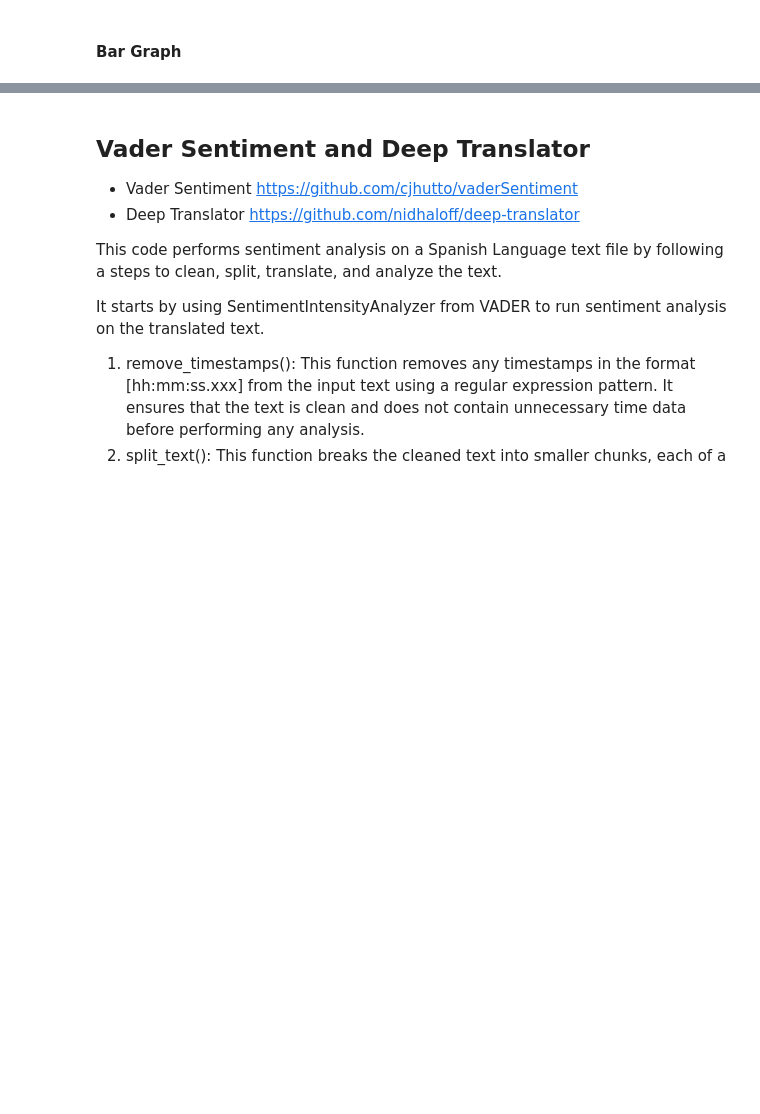
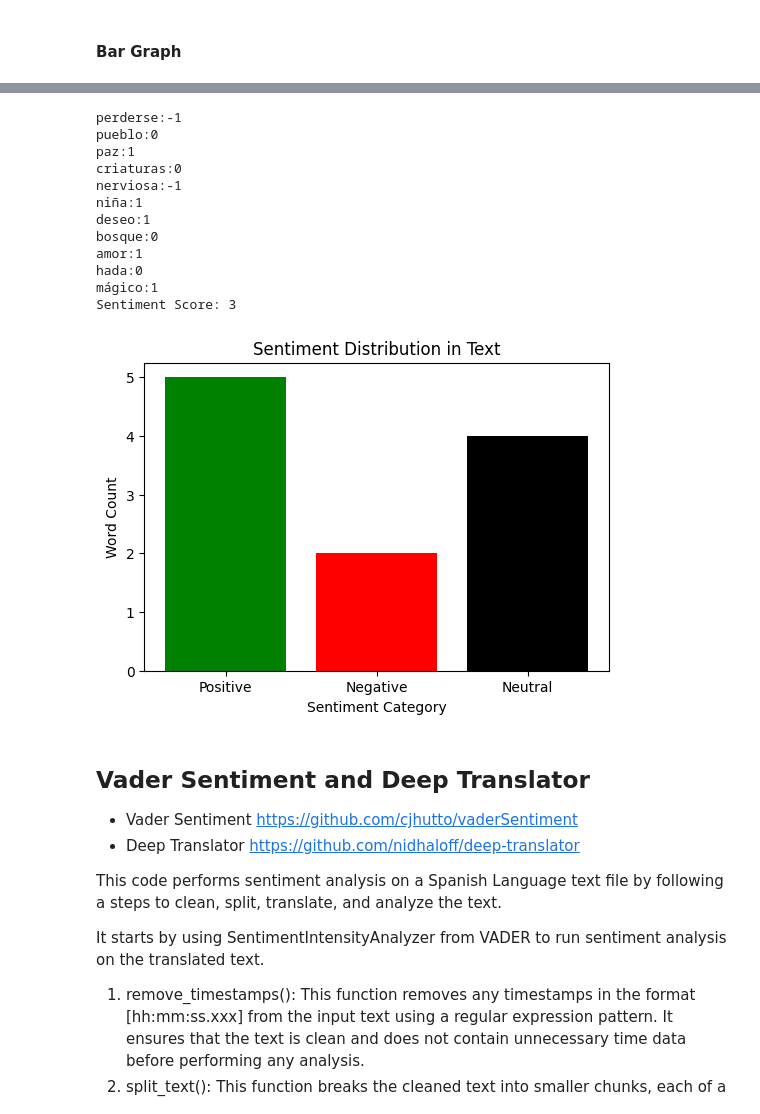
Before and after one commit to dianita956/sentiment_analysis_wrkshp, a Jupyter notebook: sentiment.ipynb, the cells around one changed output, grey strips where cells are left out. Drawn from its saved outputs; the diff is of its cells as text; code cells hidden in the pictures; blank space fills up the shorter version.

```diff
--- a/sentiment.ipynb
+++ b/sentiment.ipynb
@@ -134,7 +113,7 @@ def calculate_sentiment(text):
     return total_score, word_scores
 
 #example text
-with open('SylviaGonzalez_CasaLatina.txt', 'r', encoding='utf-8') as f:
+with open('/SylviaGonzalez_CasaLatina.txt', 'r', encoding='utf-8') as f:
     text = f.read()
 
 #calcuating sentiment score
@@ -165,27 +154,41 @@ plt.show()
 # %%
 #example text
-with open('Sofia.txt', 'r', encoding='utf-8') as f:
+with open('/Sofia.txt', 'r', encoding='utf-8') as f:
     text2 = f.read()
 
 #calcuating sentiment score
 sentiment_score, word_scores = calculate_sentiment(text2)
 print(f"Sentiment Score: {sentiment_score}")
 
  # Counting positive, negative, and neutral words
 positive_count = sum(1 for word, score in lexicon.items() if word in word_scores and score > 0)
 negative_count = sum(1 for word, score in lexicon.items() if word in word_scores and score < 0)
 neutral_count = sum(1 for word, score in lexicon.items() if word in word_scores and score == 0)
 
 # Creating a bar chart
 categories = ['Positive', 'Negative', 'Neutral']
 counts = [positive_count, negative_count, neutral_count]
 
 plt.figure(figsize=(6, 4))
 plt.bar(categories, counts, color=['green', 'red', 'black'])
 plt.xlabel('Sentiment Category')
 plt.ylabel('Word Count')
 plt.title('Sentiment Distribution in Text')
 plt.show()
+# %% [output]
+perderse:-1
+pueblo:0
+paz:1
+criaturas:0
+nerviosa:-1
+niña:1
+deseo:1
+bosque:0
+amor:1
+hada:0
+mágico:1
+Sentiment Score: 3
+[figure, added]
 # %% [markdown]
 ## Vader Sentiment and Deep Translator
 
```
Also changed, not shown: parts of 11 cells of this notebook.
